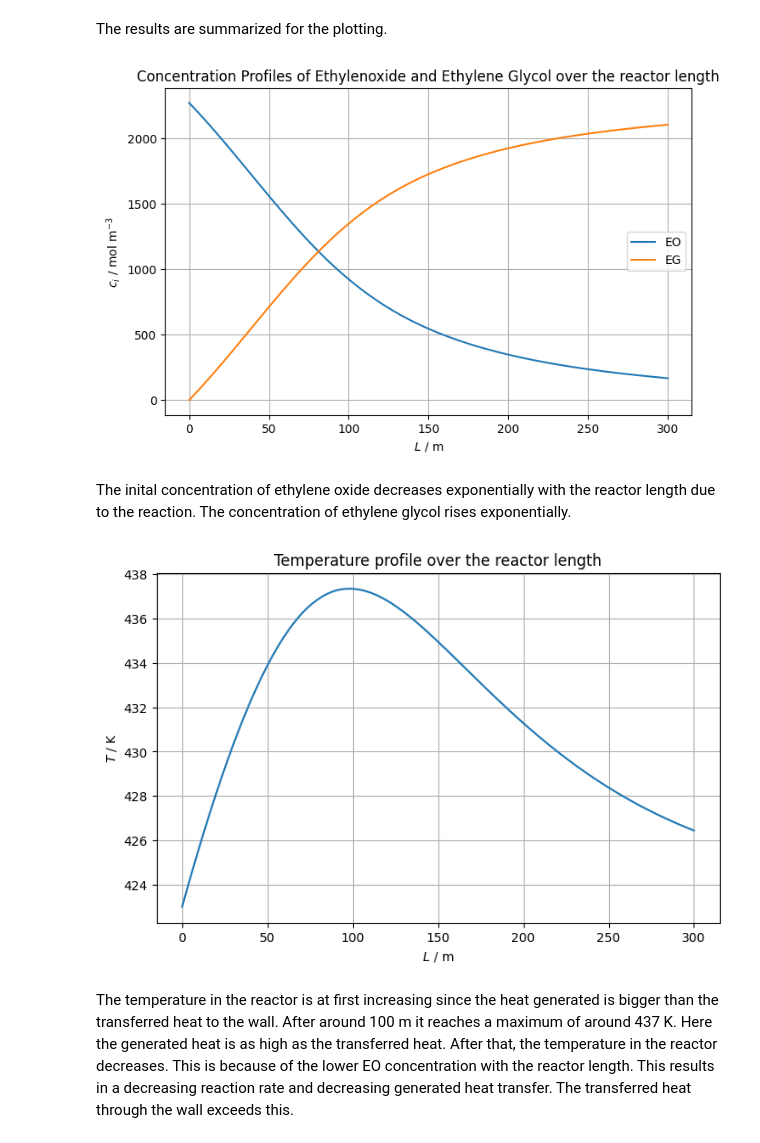
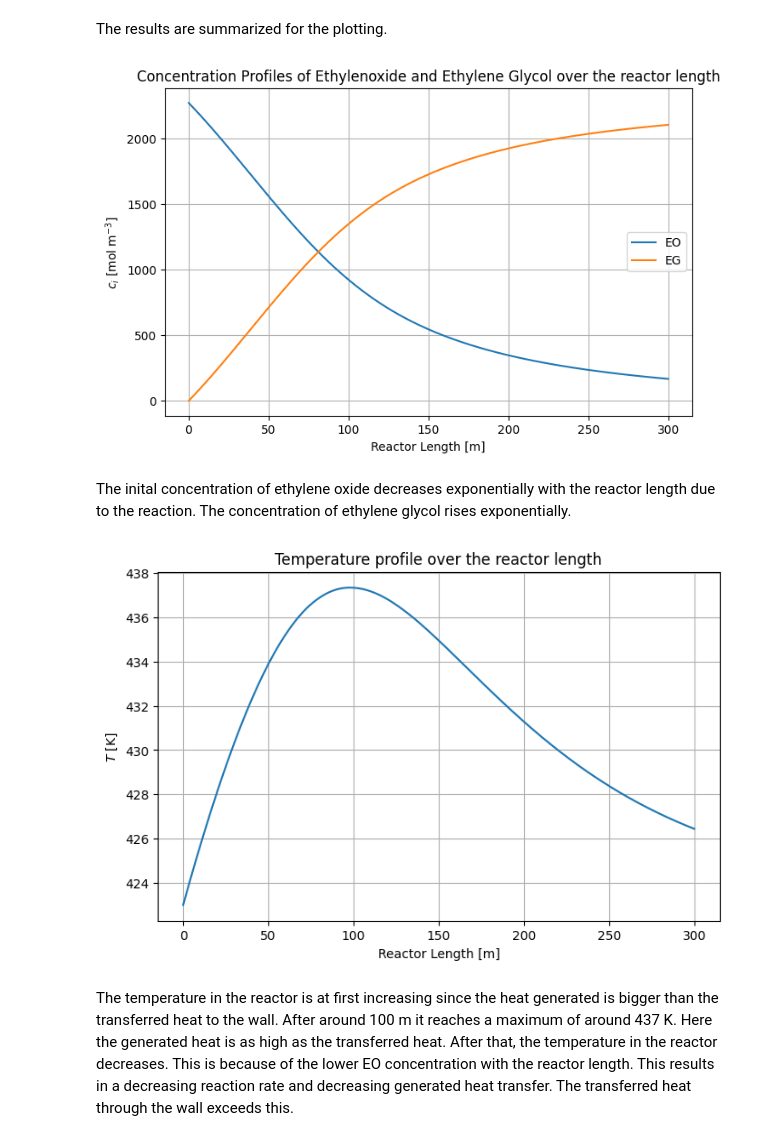
Before and after one commit to ivanna1398-dotcom/CRE-Assignment-3, a Jupyter notebook: Group 6 Assignment 3.0.ipynb, the cells around one changed output. Saved outputs shown, nothing was run; the diff lists cells and outputs as text; code cells hidden in the pictures.

```diff
--- a/Group 6 Assignment 3.0.ipynb
+++ b/Group 6 Assignment 3.0.ipynb
@@ -232,33 +232,33 @@ The results are summarized for the plotting.
 # %%
 z = sol.t
 cEO = sol.y[0]
 cEG = sol.y[1]
 T = sol.y[2]
 X = (cEO0 - cEO) / cEO0
 
 plt.figure(figsize=(8,5))
 plt.plot(z, cEO, label='EO')
 plt.plot(z, cEG, label='EG')
-plt.xlabel('$L$ / m')
-plt.ylabel('$c_i$ / mol m$^{-3}$')
+plt.xlabel('Reactor Length [m]')
+plt.ylabel('$c_i$ [mol m$^{-3}$]')
 plt.title('Concentration Profiles of Ethylenoxide and Ethylene Glycol over the reactor length')
 plt.legend()
 plt.grid()
 plt.show()
 # %% [output]
-[figure, old version]
+[figure, new version]
 # %% [markdown]
 The inital concentration of ethylene oxide decreases exponentially with the reactor length due to the reaction. The concentration of ethylene glycol rises exponentially.
 # %%
 plt.figure(figsize=(8,5))
 plt.plot(z, T)
-plt.xlabel('$L$ / m')
-plt.ylabel('$T$ / K')
+plt.xlabel('Reactor Length [m]')
+plt.ylabel('$T$ [K]')
 plt.title('Temperature profile over the reactor length')
 plt.grid()
 plt.show()
 # %% [output]
-[figure, old version]
+[figure, new version]
 # %% [markdown]
 The temperature in the reactor is at first increasing since the heat generated is bigger than the transferred heat to the wall. After around 100 m it reaches a maximum of around 437 K. Here the generated heat is as high as the transferred heat. After that, the temperature in the reactor decreases. This is because of the lower EO concentration with the reactor length. This results in a decreasing reaction rate and decreasing generated heat transfer. The transferred heat through the wall exceeds this.
 # %%
```
Also changed, not shown: parts of 9 cells of this notebook.
